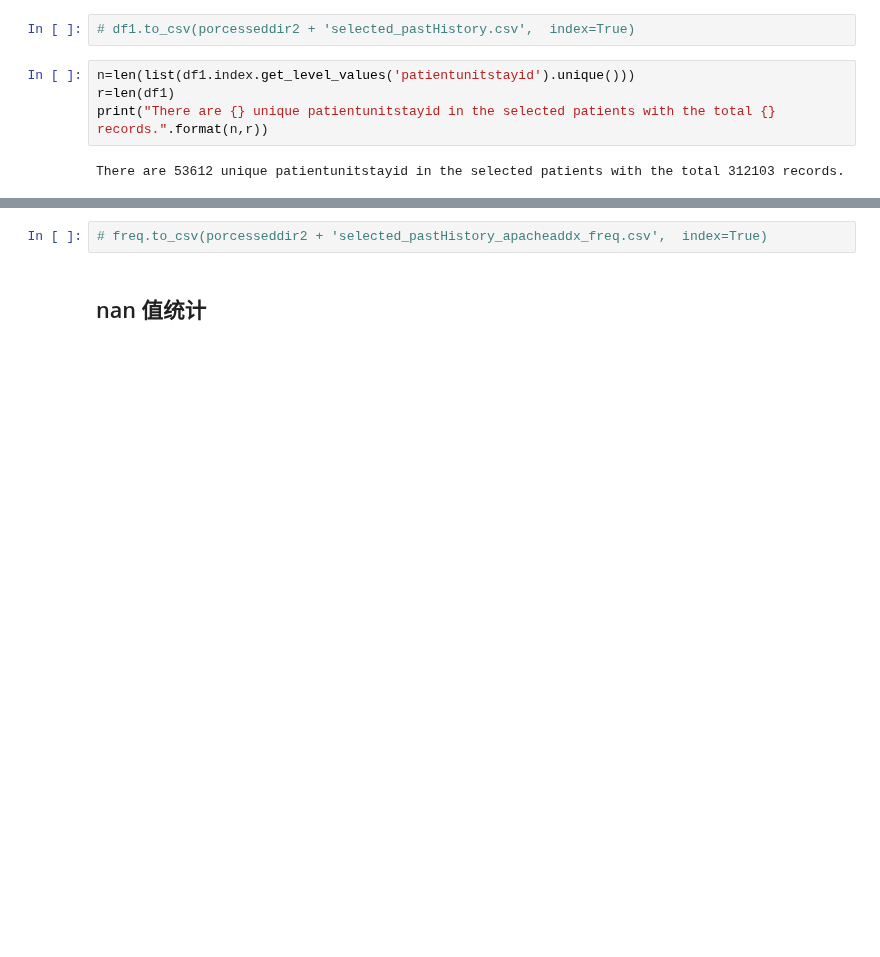
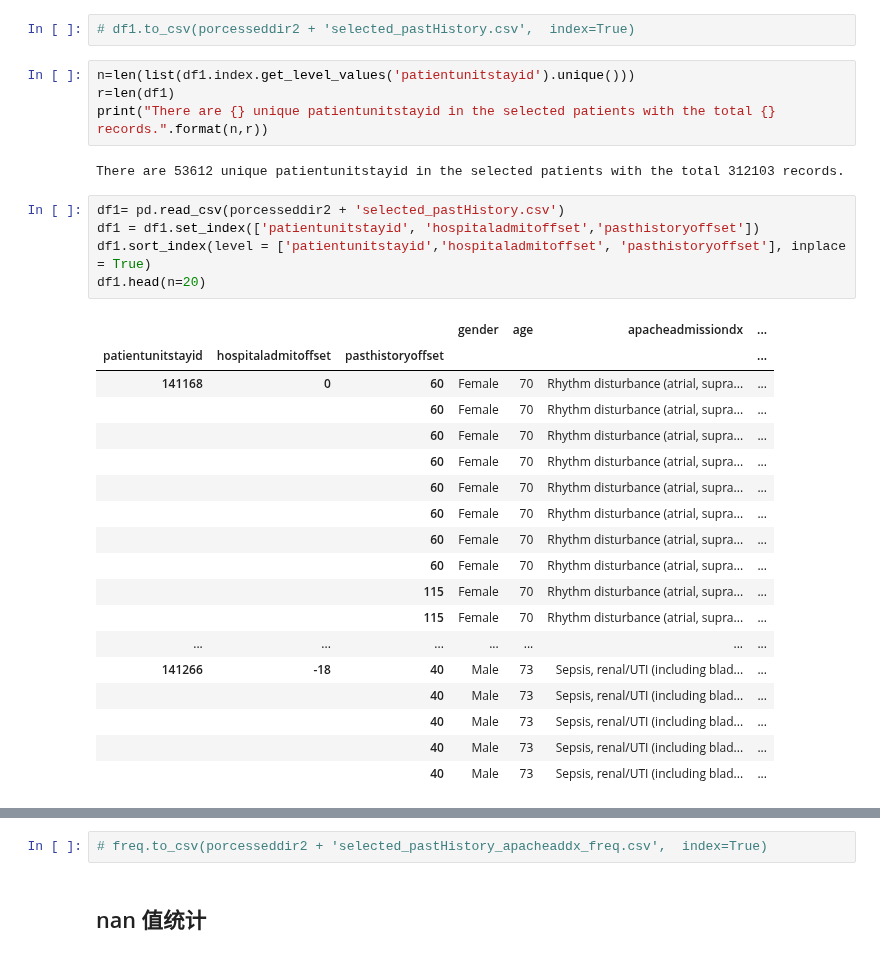
Before and after one commit to joy628/master-project, a Jupyter notebook: data-prepossing-2/pastHistory.ipynb, the cells around one changed output, grey strips where cells are left out. Saved outputs shown, nothing was run; the diff lists cells and outputs as text; blank space fills up the shorter version.

```diff
--- a/data-prepossing-2/pastHistory.ipynb
+++ b/data-prepossing-2/pastHistory.ipynb
@@ -167,6 +167,30 @@ r=len(df1)
 print("There are {} unique patientunitstayid in the selected patients with the total {} records.".format(n,r))
 # %% [output]
 There are 53612 unique patientunitstayid in the selected patients with the total 312103 records.
+# %%
+df1= pd.read_csv(porcesseddir2 + 'selected_pastHistory.csv')
+df1 = df1.set_index(['patientunitstayid', 'hospitaladmitoffset','pasthistoryoffset'])
+df1.sort_index(level = ['patientunitstayid','hospitaladmitoffset', 'pasthistoryoffset'], inplace = True)
+df1.head(n=20)
+# %% [output]
+|  |  |  | gender | age | apacheadmissiondx | ... |
+| patientunitstayid | hospitaladmitoffset | pasthistoryoffset |  |  |  | ... |
+| 141168 | 0 | 60 | Female | 70 | Rhythm disturbance (atrial, supra... | ... |
+|  |  | 60 | Female | 70 | Rhythm disturbance (atrial, supra... | ... |
+|  |  | 60 | Female | 70 | Rhythm disturbance (atrial, supra... | ... |
+|  |  | 60 | Female | 70 | Rhythm disturbance (atrial, supra... | ... |
+|  |  | 60 | Female | 70 | Rhythm disturbance (atrial, supra... | ... |
+|  |  | 60 | Female | 70 | Rhythm disturbance (atrial, supra... | ... |
+|  |  | 60 | Female | 70 | Rhythm disturbance (atrial, supra... | ... |
+|  |  | 60 | Female | 70 | Rhythm disturbance (atrial, supra... | ... |
+|  |  | 115 | Female | 70 | Rhythm disturbance (atrial, supra... | ... |
+|  |  | 115 | Female | 70 | Rhythm disturbance (atrial, supra... | ... |
+| ... | ... | ... | ... | ... | ... | ... |
+| 141266 | -18 | 40 | Male | 73 | Sepsis, renal/UTI (including blad... | ... |
+|  |  | 40 | Male | 73 | Sepsis, renal/UTI (including blad... | ... |
+|  |  | 40 | Male | 73 | Sepsis, renal/UTI (including blad... | ... |
+|  |  | 40 | Male | 73 | Sepsis, renal/UTI (including blad... | ... |
+|  |  | 40 | Male | 73 | Sepsis, renal/UTI (including blad... | ... |
 # %%
 df1_reset = df1.reset_index()
 df_unique = df1_reset.drop_duplicates(subset=['patientunitstayid'])
```
Also changed, not shown: parts of 7 cells of this notebook, 4 other files.
